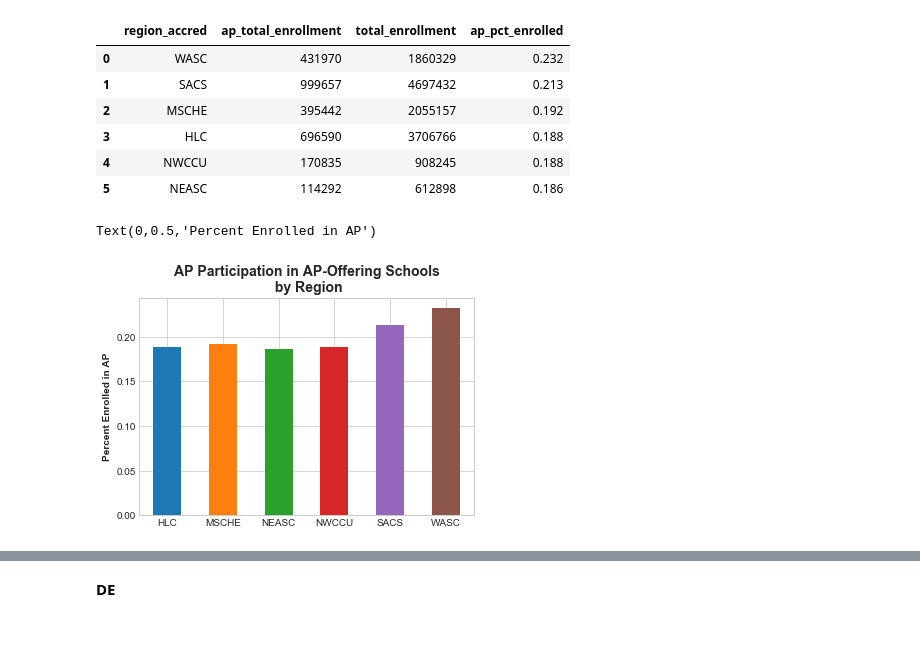
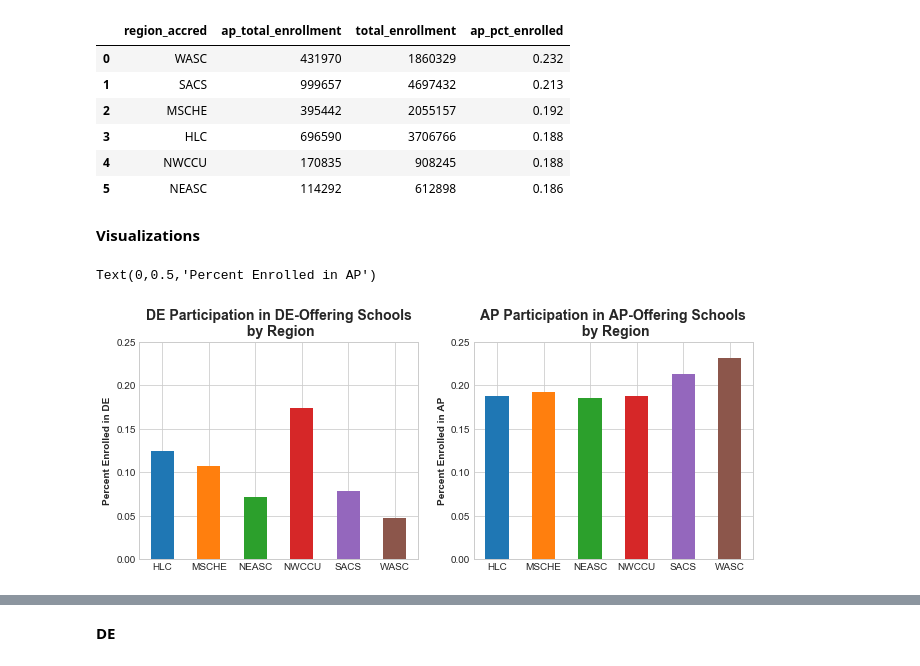
Before and after one commit to oconnoag/nacep_dual_enrollment_analysis, a Jupyter notebook: jupyter_notebooks/02_enrollment_analysis.ipynb, the cells around one changed output, grey strips where cells are left out. Saved outputs shown, nothing was run; the diff lists cells and outputs as text; code cells hidden in the pictures; blank space fills up the shorter version.

Commit message:
First Official Preliminary Report, Fixed many Visualizations and added Markdown language to ipynb files

```diff
--- a/jupyter_notebooks/02_enrollment_analysis.ipynb
+++ b/jupyter_notebooks/02_enrollment_analysis.ipynb
@@ -46,6 +52,7 @@ Specificially those for int-columns -- these are recorded as negative numbers th
 crdc_1516_cleaned = crdc_1516.copy()
 # %%
 def missing_value_mapper(value):
+    """Converts any negative number into 0, as these negative numbers represent missing/null values"""
     if isinstance(value, int):
         if value < 0:
             return 0
@@ -722,14 +869,29 @@ ap_region.sort_values('ap_pct_enrolled', ascending = False).reset_index().drop('
 | 3 | HLC | 696590 | 3706766 | 0.188 |
 | 4 | NWCCU | 170835 | 908245 | 0.188 |
 | 5 | NEASC | 114292 | 612898 | 0.186 |
+# %% [markdown]
+**Visualizations**
 # %%
-ap_region.plot.bar(x='region_accred', y='ap_pct_enrolled')
+fig, (ax1,ax2) = plt.subplots(1,2, figsize = (11,4))
+
+plt.sca(ax1)
+de_region.plot.bar(x='region_accred', y='de_pct_enrolled', ax=ax1)
+plt.title('DE Participation in DE-Offering Schools\n by Region')
+plt.xticks(rotation = 0)
+plt.legend([])
+plt.yticks(np.arange(0,.3,.05))
+plt.xlabel('')
+plt.ylabel('Percent Enrolled in DE')
+
+plt.sca(ax2)
+ap_region.plot.bar(x='region_accred', y='ap_pct_enrolled', ax=ax2)
 plt.title('AP Participation in AP-Offering Schools\n by Region')
 plt.xticks(rotation = 0)
 plt.legend([])
+plt.yticks(np.arange(0,.3,.05))
 plt.xlabel('')
 plt.ylabel('Percent Enrolled in AP')
 # %% [output]
 Text(0,0.5,'Percent Enrolled in AP')
-[figure, old version]
+[figure, new version]
 # %%
```
Also changed, not shown: parts of 60 cells of this notebook, 6 other files.
